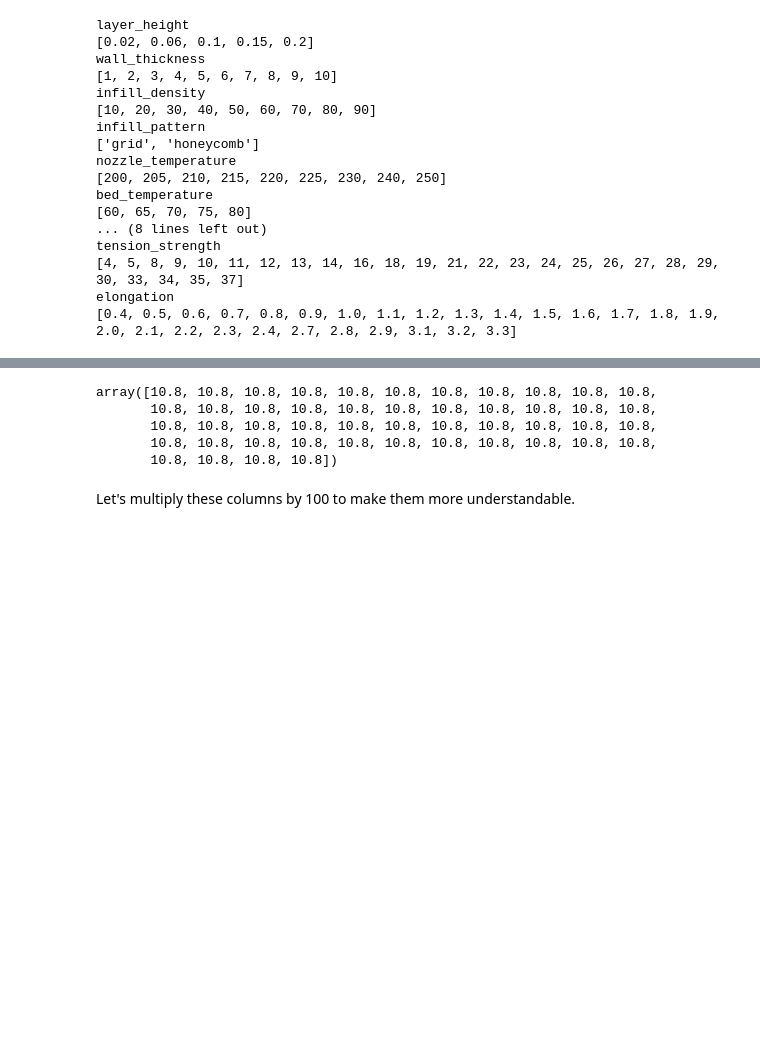
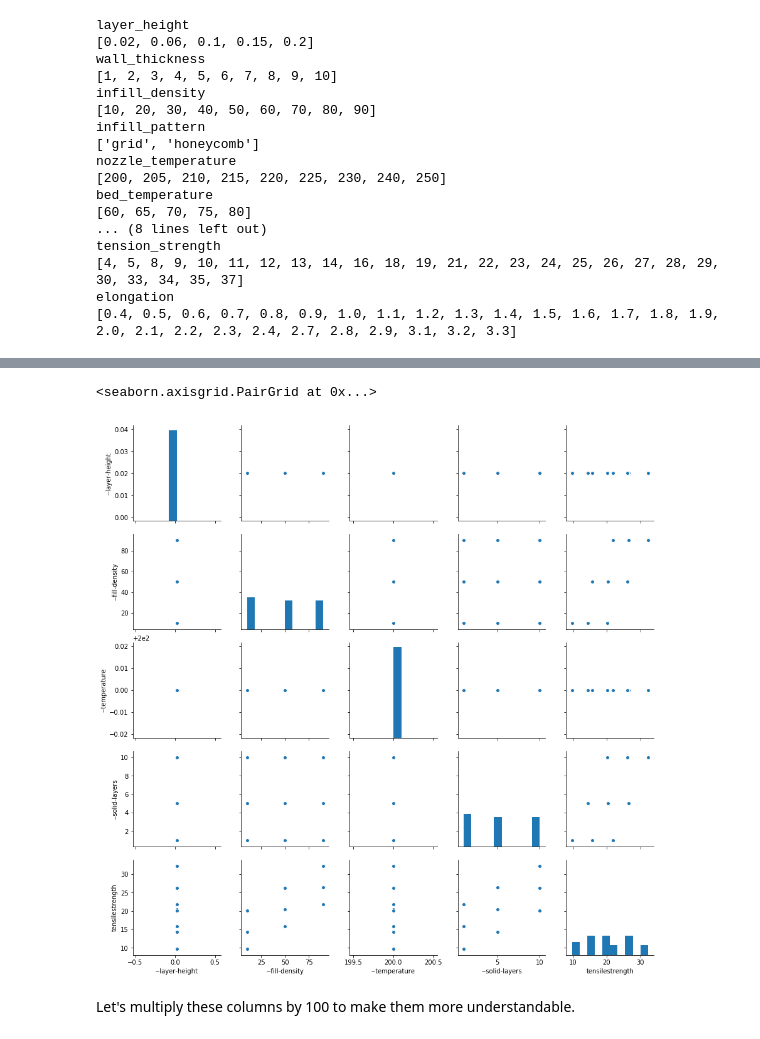
Before and after one commit to wilsonify/Opti3D, a Jupyter notebook: 3dprinter.ipynb, the cells around one changed output, grey strips where cells are left out. Cells and saved outputs as stored; diff of their text form; code cells hidden in the pictures; blank space fills up the shorter version.

```diff
--- a/3dprinter.ipynb
+++ b/3dprinter.ipynb
@@ -103,2 +127,6 @@ metadata = pd.read_csv('../metadata.csv')
 # %%
-newx = metadata[['--layer-height','--fill-density','--temperature','--solid-layers']]
+newx = metadata[['--layer-height',
+                 '--fill-density',
+                 '--temperature',
+                 '--solid-layers']
+               ]
@@ -107,8 +133,8 @@ tensile = regressor_rf.predict(newx)
-# %%
-tensile
-# %% [output]
-array([10.8, 10.8, 10.8, 10.8, 10.8, 10.8, 10.8, 10.8, 10.8, 10.8, 10.8,
-       10.8, 10.8, 10.8, 10.8, 10.8, 10.8, 10.8, 10.8, 10.8, 10.8, 10.8,
-       10.8, 10.8, 10.8, 10.8, 10.8, 10.8, 10.8, 10.8, 10.8, 10.8, 10.8,
-       10.8, 10.8, 10.8, 10.8, 10.8, 10.8, 10.8, 10.8, 10.8, 10.8, 10.8,
-       10.8, 10.8, 10.8, 10.8])
+# %%
+tensile = regressor_linear.predict(newx)
+newx = newx.join(pd.Series(tensile,name='tensilestrength'))
+# %%
+sns.pairplot(newx)
+# %% [output]
+<seaborn.axisgrid.PairGrid at 0x...>
+[figure, added]
```
Also changed, not shown: parts of 12 cells of this notebook, 2 other files.
